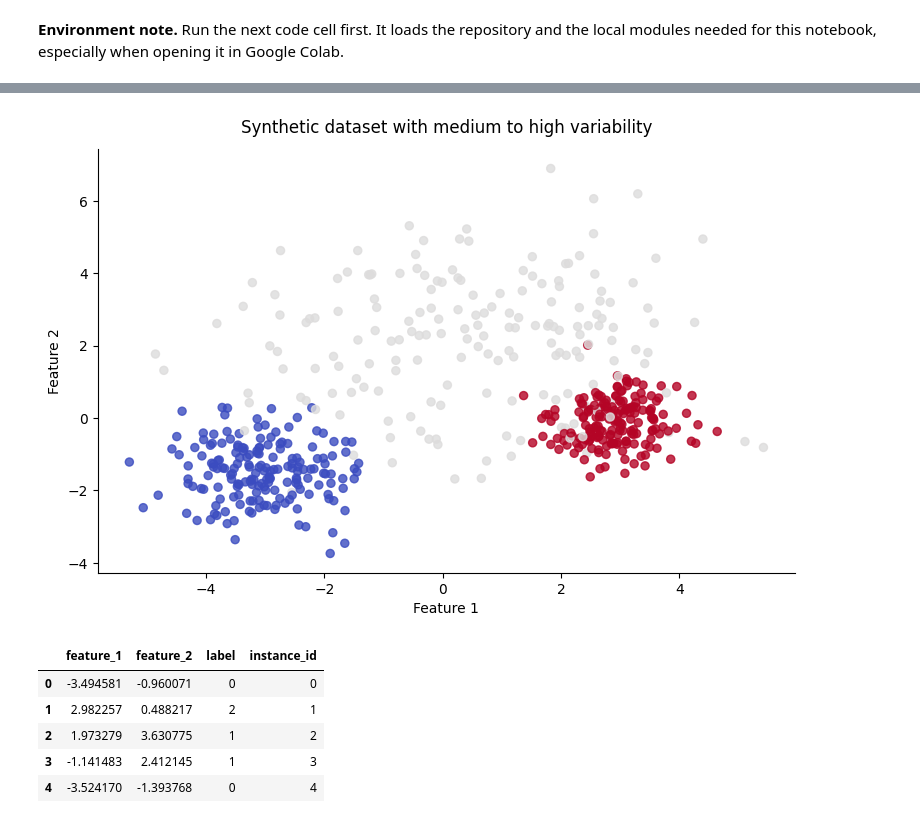
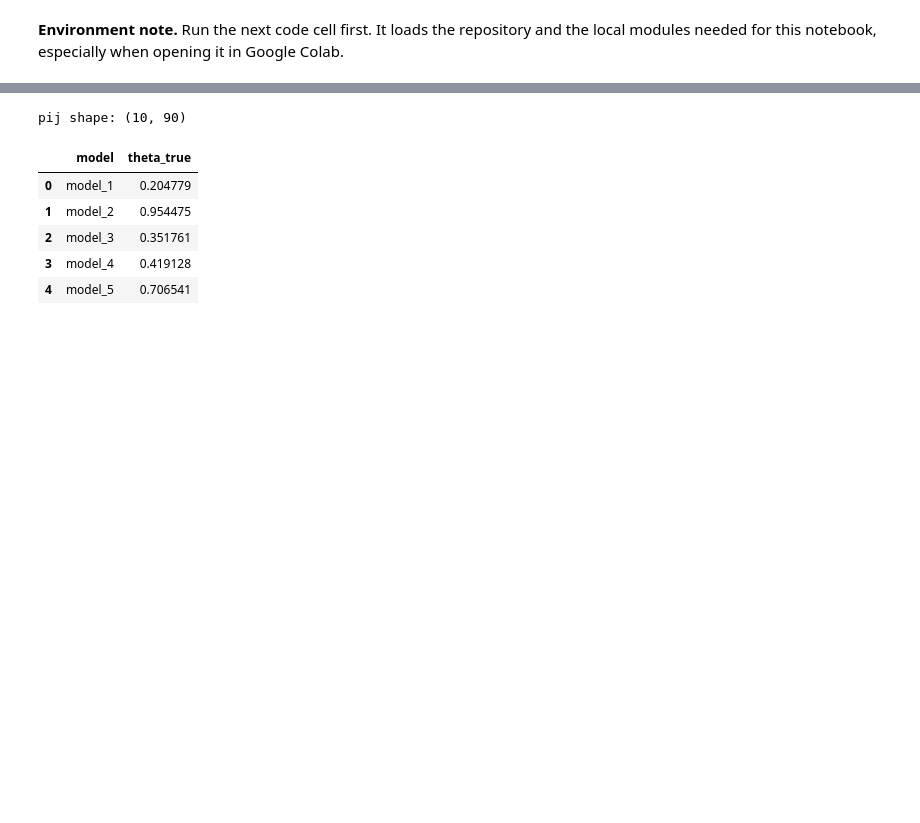
Before and after one commit to Manuelfjr/latent-ability-ml, a Jupyter notebook: notebooks/03_02_answer.ipynb, the cells around one changed output, grey strips where cells are left out. Saved outputs shown, nothing was run; the diff lists cells and outputs as text; code cells hidden in the pictures; blank space fills up the shorter version.

```diff
--- a/notebooks/03_02_answer.ipynb
+++ b/notebooks/03_02_answer.ipynb
@@ -109,29 +102,59 @@ If you prefer, you may replace this with another synthetic dataset of your choic
 # %%
-X, y = make_blobs(
-    n_samples=540,
-    centers=[[-3.0, -1.5], [0.5, 2.0], [3.0, -0.2]],
-    cluster_std=[0.8, 1.9, 0.55],
-    random_state=24,
+rng = np.random.default_rng(11)
+
+n_models = 10
+n_items = 90
+sigma0 = 0.60
+n_draws = 120
+
+theta_true = rng.beta(1, 1, size=n_models)
+delta_true = rng.beta(1, 1, size=n_items)
+a_true = rng.normal(loc=1.0, scale=sigma0, size=n_items)
+a_true = np.where(np.abs(a_true) < 0.05, np.where(a_true >= 0, 0.05, -0.05), a_true)
+tau_true = np.where(a_true >= 0, 1.0, -1.0)
+omega_true = np.abs(a_true)
+
+model_labels = [f'model_{i + 1}' for i in range(n_models)]
+item_labels = [f'instance_{j + 1}' for j in range(n_items)]
+
+alpha_true = np.zeros((n_models, n_items))
+beta_true = np.zeros((n_models, n_items))
+pij_values = np.zeros((n_models, n_items))
+
+for i in range(n_models):
+    for j in range(n_items):
+        alpha_true[i, j] = (theta_true[i] / delta_true[j]) ** a_true[j]
+        beta_true[i, j] = ((1.0 - theta_true[i]) / (1.0 - delta_true[j])) ** a_true[j]
+        pij_values[i, j] = rng.beta(alpha_true[i, j], beta_true[i, j], size=n_draws).mean()
+
+pij = pd.DataFrame(pij_values, index=model_labels, columns=item_labels)
+
+model_params = pd.DataFrame(
+    {
+        'model': model_labels,
+        'theta_true': theta_true,
+    }
 )
 
-df = pd.DataFrame(X, columns=['feature_1', 'feature_2'])
-df['label'] = y
-df['instance_id'] = np.arange(len(df))
+item_params = pd.DataFrame(
+    {
+        'item': item_labels,
+        'delta_true': delta_true,
+        'a_true': a_true,
+        'tau_true': tau_true,
+        'omega_true': omega_true,
+    }
+)
 
-fig, ax = plt.subplots(1, 1, figsize=(9, 5.5))
-ax.scatter(df['feature_1'], df['feature_2'], c=df['label'], cmap='coolwarm', alpha=0.8, s=34)
-ax.set_title('Synthetic dataset with medium to high variability', pad=12)
-ax.set_xlabel('Feature 1')
-ax.set_ylabel('Feature 2')
-ax.spines[['top', 'right']].set_visible(False)
-plt.show()
-
-df.head()
+print('pij shape:', pij.shape)
+display(model_params.head())
+display(item_params.head())
+pij.iloc[:5, :6]
 # %% [output]
-[figure, removed]
+pij shape: (10, 90)
-|  | feature_1 | feature_2 | label | instance_id |
-| 0 | -3.494581 | -0.960071 | 0 | 0 |
-| 1 | 2.982257 | 0.488217 | 2 | 1 |
-| 2 | 1.973279 | 3.630775 | 1 | 2 |
-| 3 | -1.141483 | 2.412145 | 1 | 3 |
-| 4 | -3.524170 | -1.393768 | 0 | 4 |
+|  | model | theta_true |
+| 0 | model_1 | 0.204779 |
+| 1 | model_2 | 0.954475 |
+| 2 | model_3 | 0.351761 |
+| 3 | model_4 | 0.419128 |
+| 4 | model_5 | 0.706541 |
```
Also changed, not shown: parts of 13 cells of this notebook, 24 other files.
